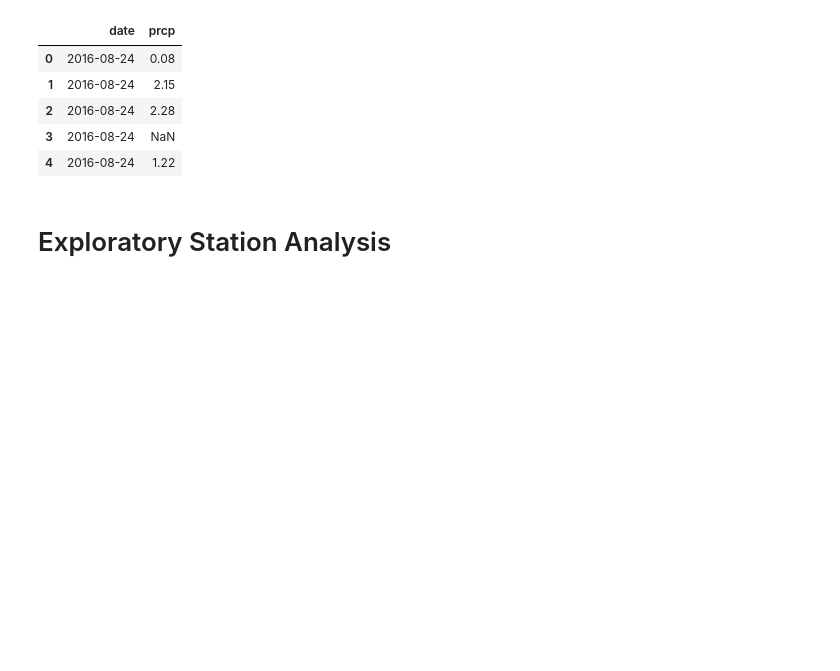
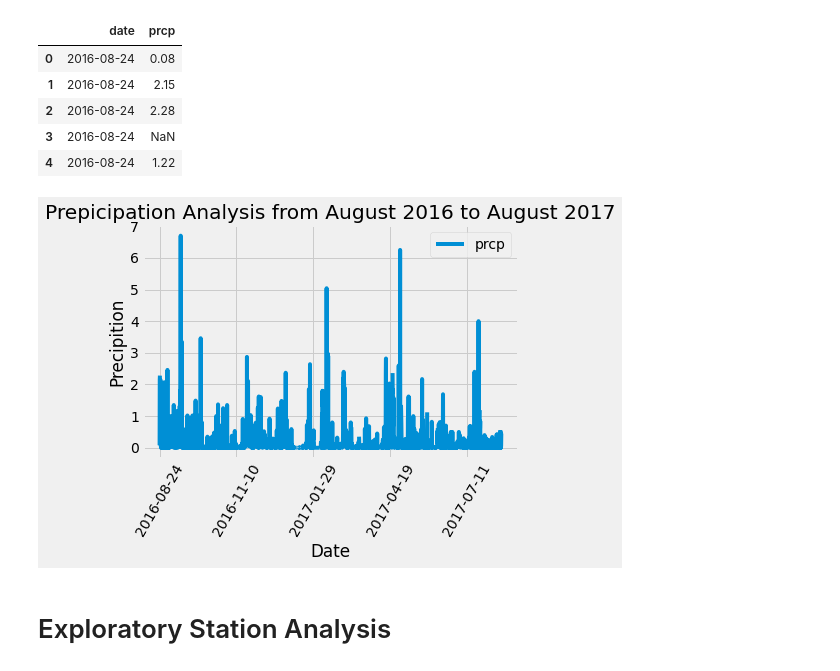
Before and after one commit to dalismo/sqlalchemy-challenge, a Jupyter notebook: climate_starter.ipynb, the cells around one changed output. Saved outputs shown, nothing was run; the diff lists cells and outputs as text; code cells hidden in the pictures; blank space fills up the shorter version.

Commit message:
did plotting

```diff
--- a/climate_starter.ipynb
+++ b/climate_starter.ipynb
@@ -87,3 +85,13 @@ precipitation_df.head()
+# %%
+# Use Pandas Plotting with Matplotlib to plot the data
+precipitation_df.plot('date','prcp')
+plt.title('Prepicipation Analysis from August 2016 to August 2017')
+plt.xlabel('Date')
+plt.ylabel('Precipition')
+plt.xticks(rotation = 60)
+plt.savefig("Resources/Precipitation_Analysis.png")
+# %% [output]
+[figure, added]
 # %%
 # Use Pandas to calculate the summary statistics for the precipitation data
 # %% [markdown]
```
Also changed, not shown: parts of 1 cell of this notebook, 1 other file.
